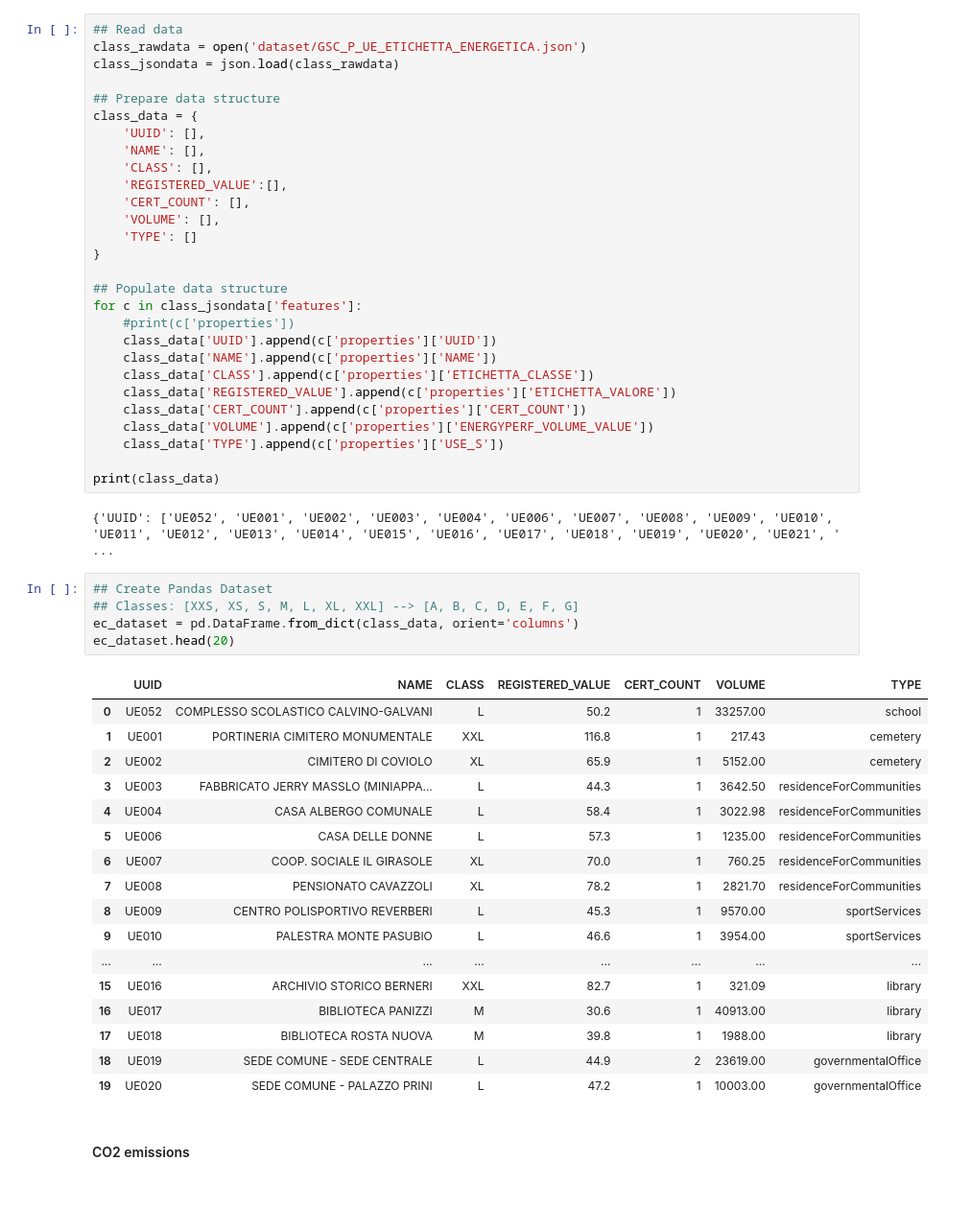
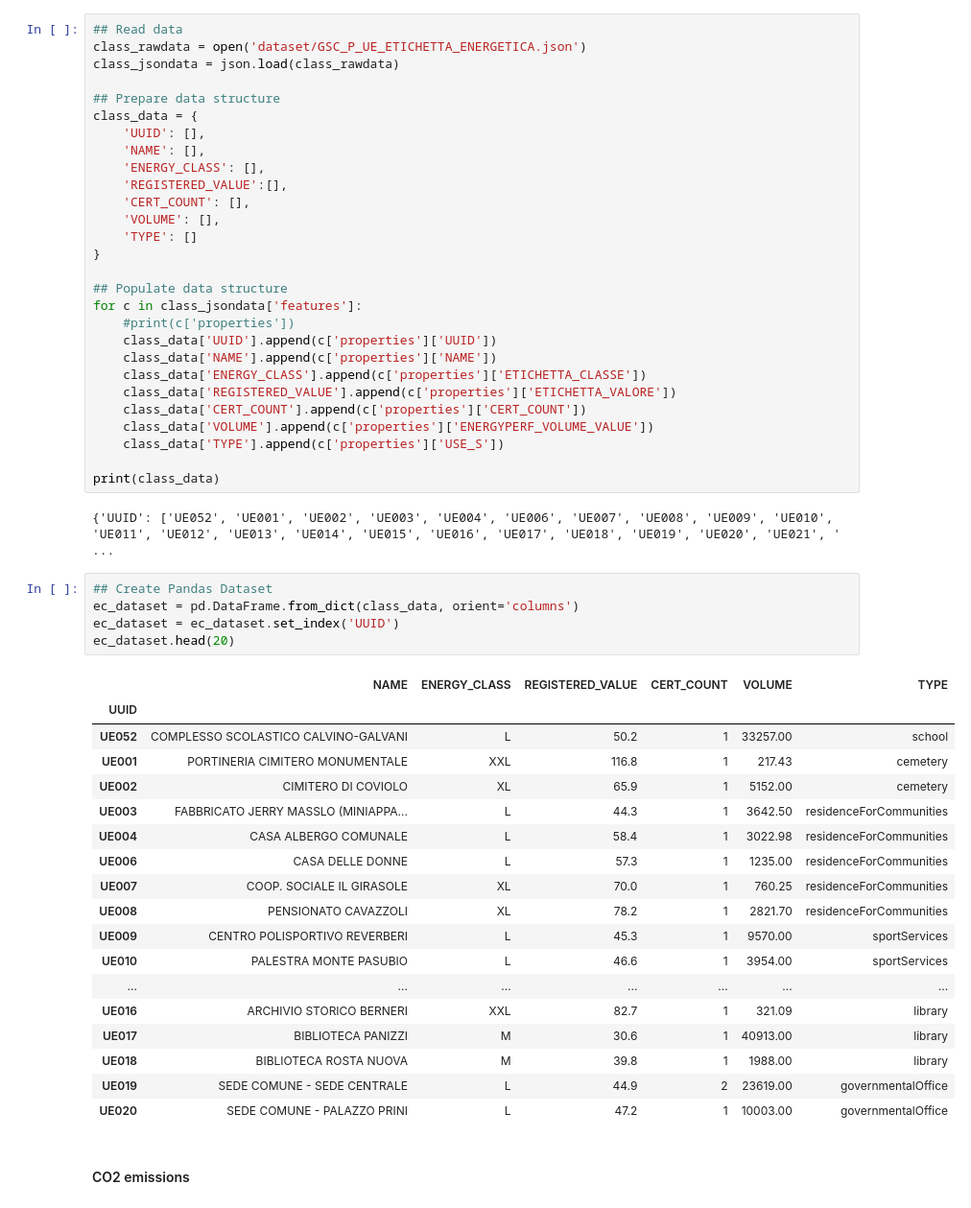
Before and after one commit to matteoForoni/energy-consumption-re, a Jupyter notebook: energy_consumption_re_analysis.ipynb, the cells around one changed output. Shown at 96% size. Drawn from its saved outputs; the diff is of its cells as text.

```diff
--- a/energy_consumption_re_analysis.ipynb
+++ b/energy_consumption_re_analysis.ipynb
@@ -196,7 +234,7 @@ class_jsondata = json.load(class_rawdata)
 class_data = {
     'UUID': [],
     'NAME': [],
-    'CLASS': [],
+    'ENERGY_CLASS': [],
     'REGISTERED_VALUE':[],
     'CERT_COUNT': [],
     'VOLUME': [],
@@ -208,7 +246,7 @@ for c in class_jsondata['features']:
     #print(c['properties'])
     class_data['UUID'].append(c['properties']['UUID'])
     class_data['NAME'].append(c['properties']['NAME'])
-    class_data['CLASS'].append(c['properties']['ETICHETTA_CLASSE'])
+    class_data['ENERGY_CLASS'].append(c['properties']['ETICHETTA_CLASSE'])
     class_data['REGISTERED_VALUE'].append(c['properties']['ETICHETTA_VALORE'])
     class_data['CERT_COUNT'].append(c['properties']['CERT_COUNT'])
     class_data['VOLUME'].append(c['properties']['ENERGYPERF_VOLUME_VALUE'])
@@ -219,27 +257,28 @@ print(class_data)
 {'UUID': ['UE052', 'UE001', 'UE002', 'UE003', 'UE004', 'UE006', 'UE007', 'UE008', 'UE009', 'UE010', 'UE011', 'UE012', 'UE013', 'UE014', 'UE015', 'UE016', 'UE017', 'UE018', 'UE019', 'UE020', 'UE021', ' ...
 # %%
 ## Create Pandas Dataset
-## Classes: [XXS, XS, S, M, L, XL, XXL] --> [A, B, C, D, E, F, G]
 ec_dataset = pd.DataFrame.from_dict(class_data, orient='columns')
+ec_dataset = ec_dataset.set_index('UUID')
 ec_dataset.head(20)
 # %% [output]
-|  | UUID | NAME | CLASS | REGISTERED_VALUE | CERT_COUNT | VOLUME | TYPE |
-| 0 | UE052 | COMPLESSO SCOLASTICO CALVINO-GALVANI | L | 50.2 | 1 | 33257.00 | school |
-| 1 | UE001 | PORTINERIA CIMITERO MONUMENTALE | XXL | 116.8 | 1 | 217.43 | cemetery |
-| 2 | UE002 | CIMITERO DI COVIOLO | XL | 65.9 | 1 | 5152.00 | cemetery |
-| 3 | UE003 | FABBRICATO JERRY MASSLO (MINIAPPA... | L | 44.3 | 1 | 3642.50 | residenceForCommunities |
-| 4 | UE004 | CASA ALBERGO COMUNALE | L | 58.4 | 1 | 3022.98 | residenceForCommunities |
-| 5 | UE006 | CASA DELLE DONNE | L | 57.3 | 1 | 1235.00 | residenceForCommunities |
-| 6 | UE007 | COOP. SOCIALE IL GIRASOLE | XL | 70.0 | 1 | 760.25 | residenceForCommunities |
-| 7 | UE008 | PENSIONATO CAVAZZOLI | XL | 78.2 | 1 | 2821.70 | residenceForCommunities |
-| 8 | UE009 | CENTRO POLISPORTIVO REVERBERI | L | 45.3 | 1 | 9570.00 | sportServices |
-| 9 | UE010 | PALESTRA MONTE PASUBIO | L | 46.6 | 1 | 3954.00 | sportServices |
-| ... | ... | ... | ... | ... | ... | ... | ... |
-| 15 | UE016 | ARCHIVIO STORICO BERNERI | XXL | 82.7 | 1 | 321.09 | library |
-| 16 | UE017 | BIBLIOTECA PANIZZI | M | 30.6 | 1 | 40913.00 | library |
-| 17 | UE018 | BIBLIOTECA ROSTA NUOVA | M | 39.8 | 1 | 1988.00 | library |
-| 18 | UE019 | SEDE COMUNE - SEDE CENTRALE | L | 44.9 | 2 | 23619.00 | governmentalOffice |
-| 19 | UE020 | SEDE COMUNE - PALAZZO PRINI | L | 47.2 | 1 | 10003.00 | governmentalOffice |
+|  | NAME | ENERGY_CLASS | REGISTERED_VALUE | CERT_COUNT | VOLUME | TYPE |
+| UUID |  |  |  |  |  |  |
+| UE052 | COMPLESSO SCOLASTICO CALVINO-GALVANI | L | 50.2 | 1 | 33257.00 | school |
+| UE001 | PORTINERIA CIMITERO MONUMENTALE | XXL | 116.8 | 1 | 217.43 | cemetery |
+| UE002 | CIMITERO DI COVIOLO | XL | 65.9 | 1 | 5152.00 | cemetery |
+| UE003 | FABBRICATO JERRY MASSLO (MINIAPPA... | L | 44.3 | 1 | 3642.50 | residenceForCommunities |
+| UE004 | CASA ALBERGO COMUNALE | L | 58.4 | 1 | 3022.98 | residenceForCommunities |
+| UE006 | CASA DELLE DONNE | L | 57.3 | 1 | 1235.00 | residenceForCommunities |
+| UE007 | COOP. SOCIALE IL GIRASOLE | XL | 70.0 | 1 | 760.25 | residenceForCommunities |
+| UE008 | PENSIONATO CAVAZZOLI | XL | 78.2 | 1 | 2821.70 | residenceForCommunities |
+| UE009 | CENTRO POLISPORTIVO REVERBERI | L | 45.3 | 1 | 9570.00 | sportServices |
+| UE010 | PALESTRA MONTE PASUBIO | L | 46.6 | 1 | 3954.00 | sportServices |
+| ... | ... | ... | ... | ... | ... | ... |
+| UE016 | ARCHIVIO STORICO BERNERI | XXL | 82.7 | 1 | 321.09 | library |
+| UE017 | BIBLIOTECA PANIZZI | M | 30.6 | 1 | 40913.00 | library |
+| UE018 | BIBLIOTECA ROSTA NUOVA | M | 39.8 | 1 | 1988.00 | library |
+| UE019 | SEDE COMUNE - SEDE CENTRALE | L | 44.9 | 2 | 23619.00 | governmentalOffice |
+| UE020 | SEDE COMUNE - PALAZZO PRINI | L | 47.2 | 1 | 10003.00 | governmentalOffice |
 # %% [markdown]
 #### CO2 emissions
 # %%
```
Also changed, not shown: parts of 28 cells of this notebook.
